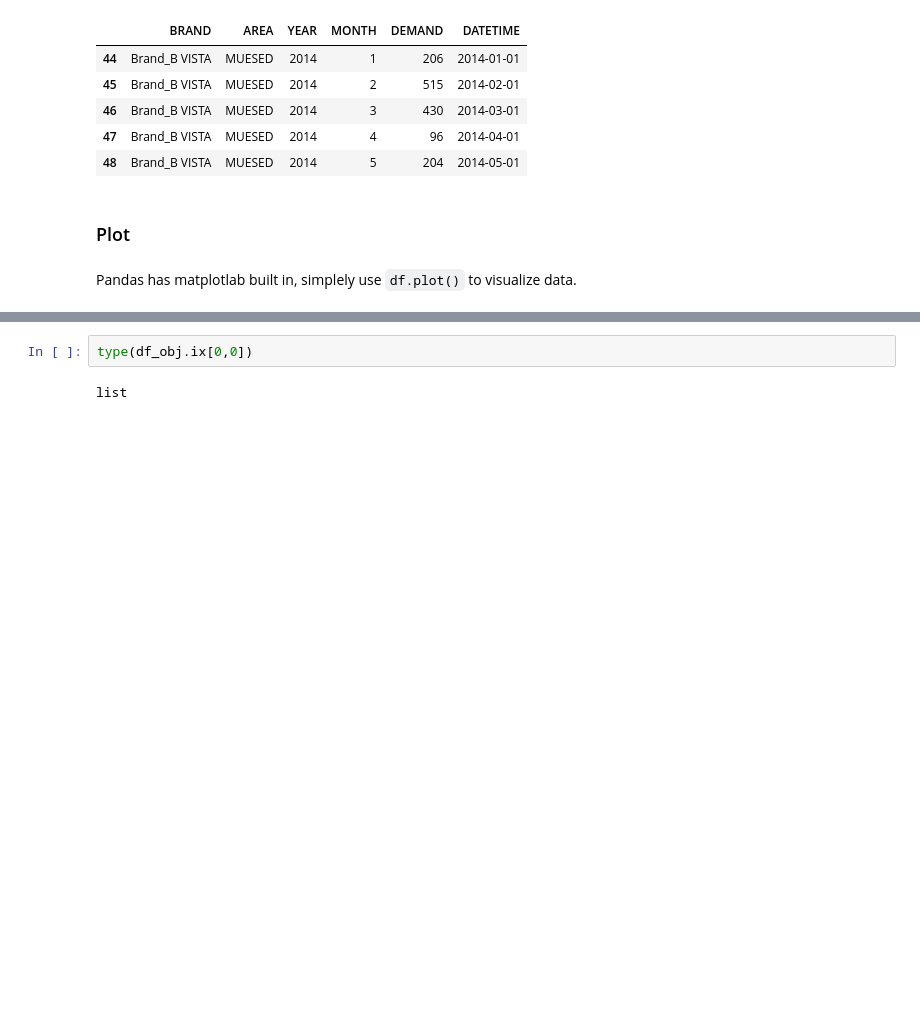
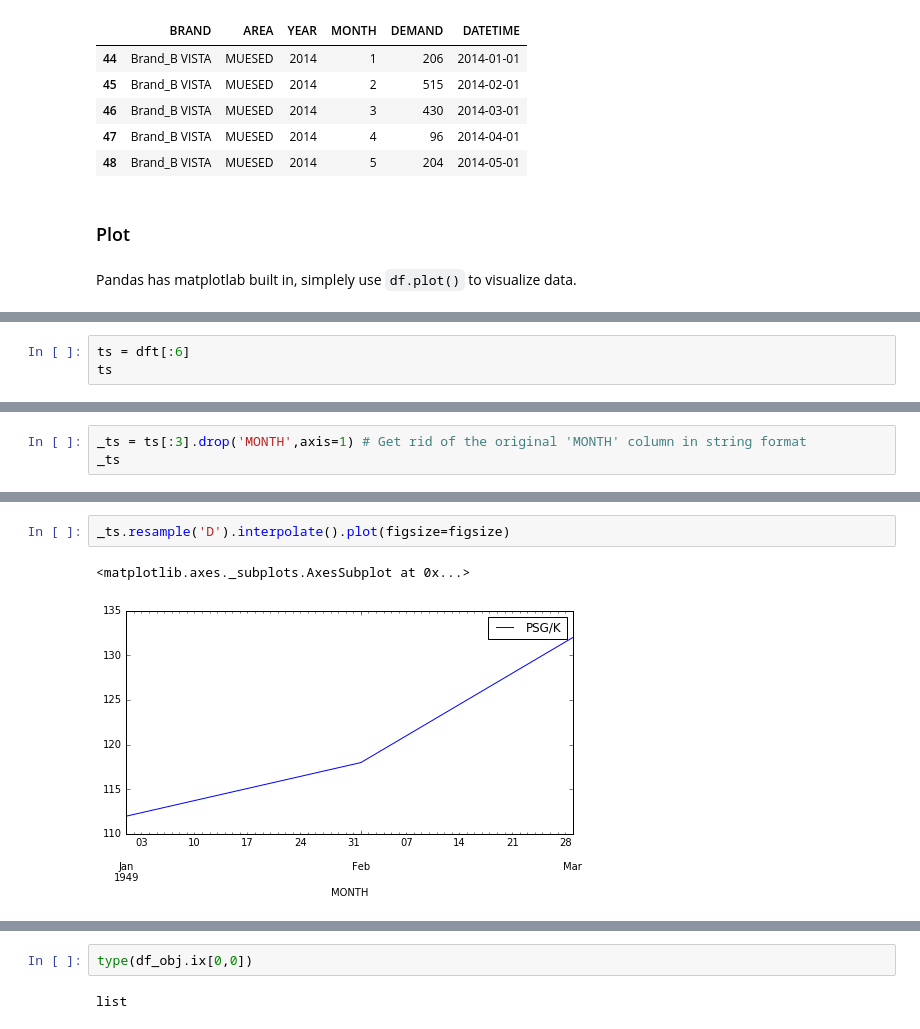
Before and after one commit to LingxB/pd-timeseries, a Jupyter notebook: Timeseries-with-Pandas.ipynb, the cells around one changed output, grey strips where cells are left out. Saved outputs shown, nothing was run; the diff lists cells and outputs as text; blank space fills up the shorter version.

```diff
--- a/Timeseries-with-Pandas.ipynb
+++ b/Timeseries-with-Pandas.ipynb
@@ -220,0 +394,3 @@ df_sorted.plot(x='DATETIME', y='DEMAND',figsize=(8,4))
+# %%
+ts = dft[:6]
+ts
@@ -220,0 +500,3 @@ df_sorted.plot(x='DATETIME', y='DEMAND',figsize=(8,4))
+# %%
+_ts = ts[:3].drop('MONTH',axis=1) # Get rid of the original 'MONTH' column in string format
+_ts
@@ -220,0 +560,5 @@ df_sorted.plot(x='DATETIME', y='DEMAND',figsize=(8,4))
+# %%
+_ts.resample('D').interpolate().plot(figsize=figsize)
+# %% [output]
+<matplotlib.axes._subplots.AxesSubplot at 0x...>
+[figure, added]
```
Also changed, not shown: parts of 52 cells of this notebook, 1 other file.
